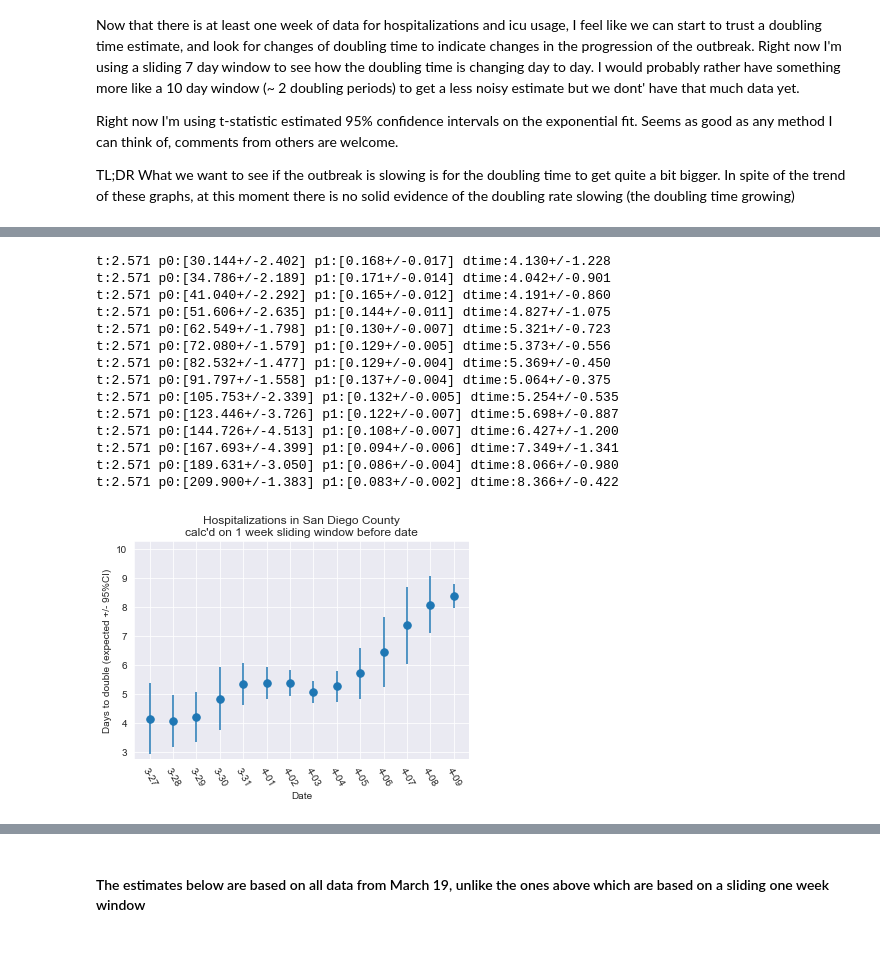
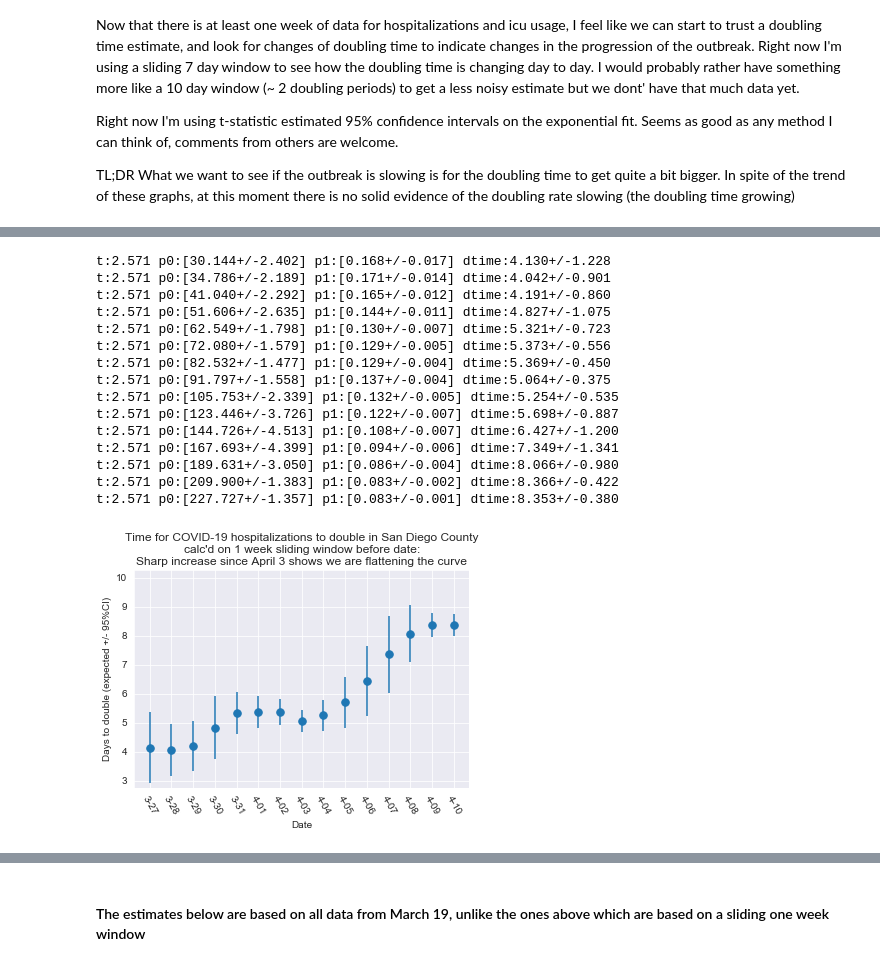
Before and after one commit to jasongfleischer/SanDiegoCountyCOVID19, a Jupyter notebook: San Diego Country Coronavirus History.ipynb, the cells around one changed output, grey strips where cells are left out. Cells and saved outputs as stored; diff of their text form; code cells hidden in the pictures.

```diff
--- a/San Diego Country Coronavirus History.ipynb
+++ b/San Diego Country Coronavirus History.ipynb
@@ -290,35 +292,36 @@ ix = []
 
 # calc doubling time in a sliding window backwards 1 week for each day
 for day in hospitalizations[start_calc:].index:
     todate = day
     fromdate = (pd.Timestamp(day)-pd.Timedelta('6 days')).isoformat().split('T')[0]
     doubling_time, ci95, hosp_p_est, hosp_p_cov = estimate_doubling_time(hospitalizations[fromdate:todate])
     ex.append( doubling_time )
     er.append( ci95 )
     ix.append( day[-4:] )
 plt.errorbar( ix, ex, yerr=er, fmt='.', markersize=15)
-plt.title('Hospitalizations in San Diego County\ncalc\'d on 1 week sliding window before date')
+plt.title('Time for COVID-19 hospitalizations to double in San Diego County\ncalc\'d on 1 week sliding window before date:\nSharp increase since April 3 shows we are flattening the curve')
 plt.ylabel('Days to double (expected +/- 95%CI)')
 plt.xlabel('Date')
 plt.ylim([2.75, 10.25])
 plt.xticks(rotation=-60)
 plt.savefig('Plots/hospitaldoubling.png',dpi=300);
 # %% [output]
 t:2.571 p0:[30.144+/-2.402] p1:[0.168+/-0.017] dtime:4.130+/-1.228
 t:2.571 p0:[34.786+/-2.189] p1:[0.171+/-0.014] dtime:4.042+/-0.901
 t:2.571 p0:[41.040+/-2.292] p1:[0.165+/-0.012] dtime:4.191+/-0.860
 t:2.571 p0:[51.606+/-2.635] p1:[0.144+/-0.011] dtime:4.827+/-1.075
 t:2.571 p0:[62.549+/-1.798] p1:[0.130+/-0.007] dtime:5.321+/-0.723
 t:2.571 p0:[72.080+/-1.579] p1:[0.129+/-0.005] dtime:5.373+/-0.556
 t:2.571 p0:[82.532+/-1.477] p1:[0.129+/-0.004] dtime:5.369+/-0.450
 t:2.571 p0:[91.797+/-1.558] p1:[0.137+/-0.004] dtime:5.064+/-0.375
 t:2.571 p0:[105.753+/-2.339] p1:[0.132+/-0.005] dtime:5.254+/-0.535
 t:2.571 p0:[123.446+/-3.726] p1:[0.122+/-0.007] dtime:5.698+/-0.887
 t:2.571 p0:[144.726+/-4.513] p1:[0.108+/-0.007] dtime:6.427+/-1.200
 t:2.571 p0:[167.693+/-4.399] p1:[0.094+/-0.006] dtime:7.349+/-1.341
 t:2.571 p0:[189.631+/-3.050] p1:[0.086+/-0.004] dtime:8.066+/-0.980
 t:2.571 p0:[209.900+/-1.383] p1:[0.083+/-0.002] dtime:8.366+/-0.422
+t:2.571 p0:[227.727+/-1.357] p1:[0.083+/-0.001] dtime:8.353+/-0.380
-[figure, old version]
+[figure, new version]
 # %%
 
 start_calc = '2020-03-30'
```
Also changed, not shown: parts of 22 cells of this notebook, 15 other files.
